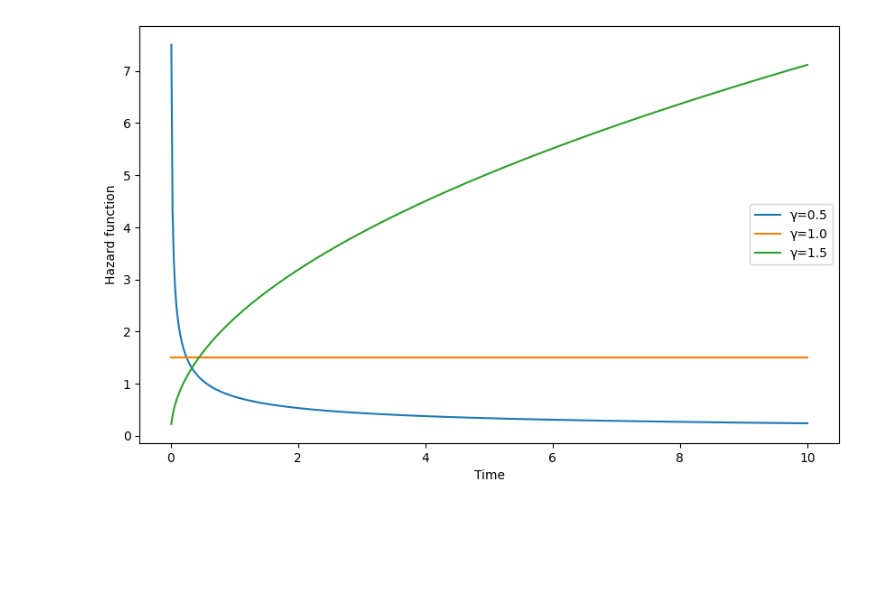
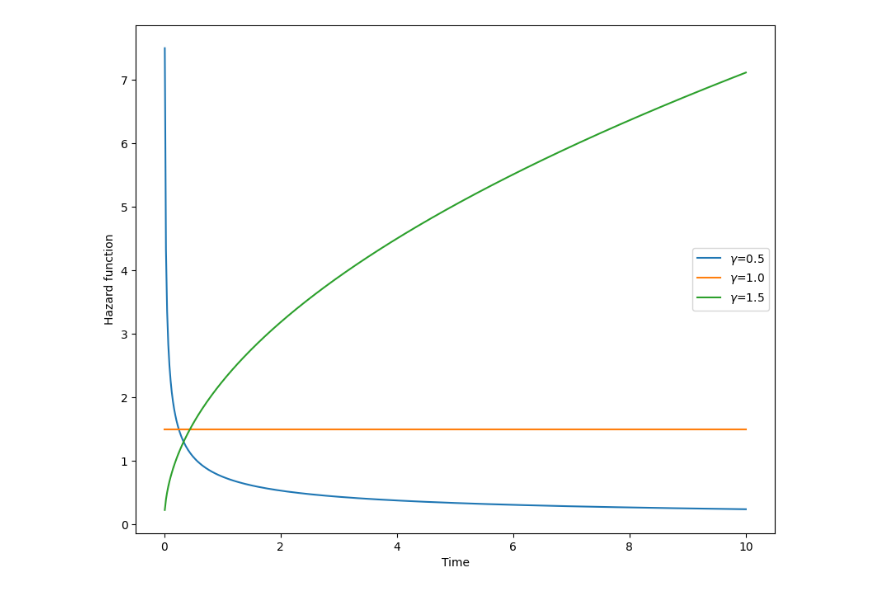
Before and after one commit to wefeigang/M4R, a Jupyter notebook: parametric_hazard_plots.ipynb, the cells around one changed output. Saved outputs shown, nothing was run; the diff lists cells and outputs as text; code cells hidden in the pictures; blank space fills up the shorter version.

```diff
--- a/parametric_hazard_plots.ipynb
+++ b/parametric_hazard_plots.ipynb
@@ -8,14 +8,14 @@ time_range = np.linspace(0.01, 10, 500)
 lambda_list = [0.01, 0.1, 1.0]
 
 # exponetial
-plt.figure(figsize=(10, 6))
+plt.figure(figsize=(10, 8))
 
 for lam in lambda_list:
     # Exponential hazard function
     hazard = lam * np.ones_like(time_range)
 
     # Plotting
-    plt.plot(time_range, hazard, label=f'λ={lam}')
+    plt.plot(time_range, hazard, label=rf'$\lambda$={lam}')
 
 plt.xlabel('Time')
 plt.ylabel('Hazard function')
@@ -25,0 +26,12 @@ plt.show()
+# %%
+# pdf plot
+plt.figure(figsize=(10, 8))
+for lam in lambda_list:
+    # Exponential PDF
+    pdf = lam * np.exp(-lam * time_range)
+
+    # Plotting
+    plt.plot(time_range, pdf, label=rf'$\lambda$={lam}')
+plt.xlabel('Time')
+plt.ylabel('Probability density function')
+plt.legend()
@@ -26,19 +41,19 @@ plt.show()
 # %%
 # weibull
 gamma_list = [0.5, 1.0, 1.5]  # shape parameters for Weibull
 
-plt.figure(figsize=(10, 6))
+plt.figure(figsize=(10, 8))
 for gamma in gamma_list:
     # Weibull hazard function with shape parameter k=1.5
     lam = 1.5
     hazard = lam * gamma * (time_range ** (gamma - 1))
 
     # Plotting
-    plt.plot(time_range, hazard, label=f'γ={gamma}')
+    plt.plot(time_range, hazard, label=rf'$\gamma$={gamma}')
 
 plt.xlabel('Time')
 plt.ylabel('Hazard function')
 plt.legend()
 plt.show()
 # %% [output]
-[figure, old version]
+[figure, new version]
```
Also changed, not shown: parts of 2 cells of this notebook.
